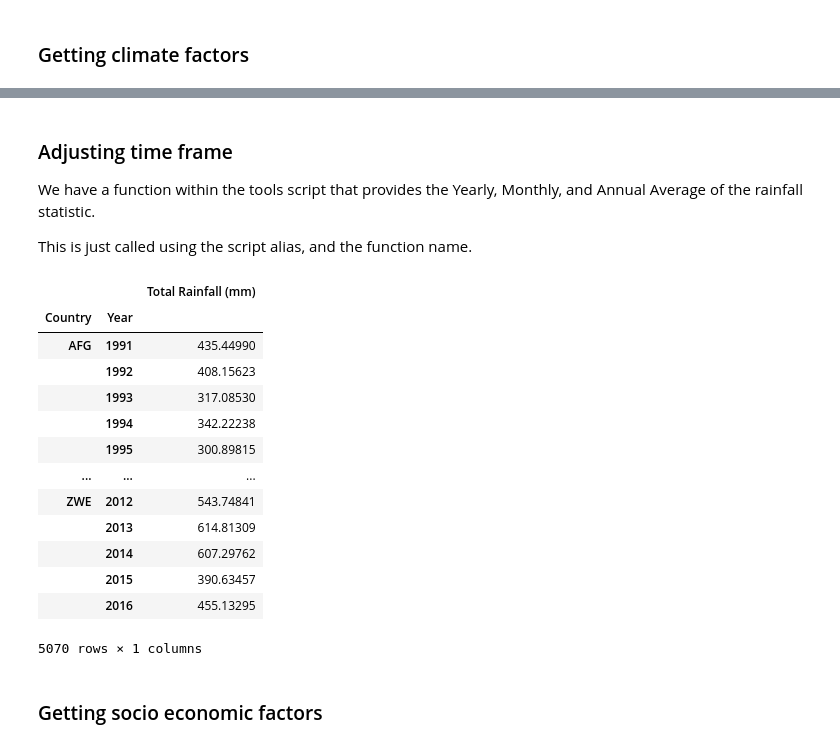
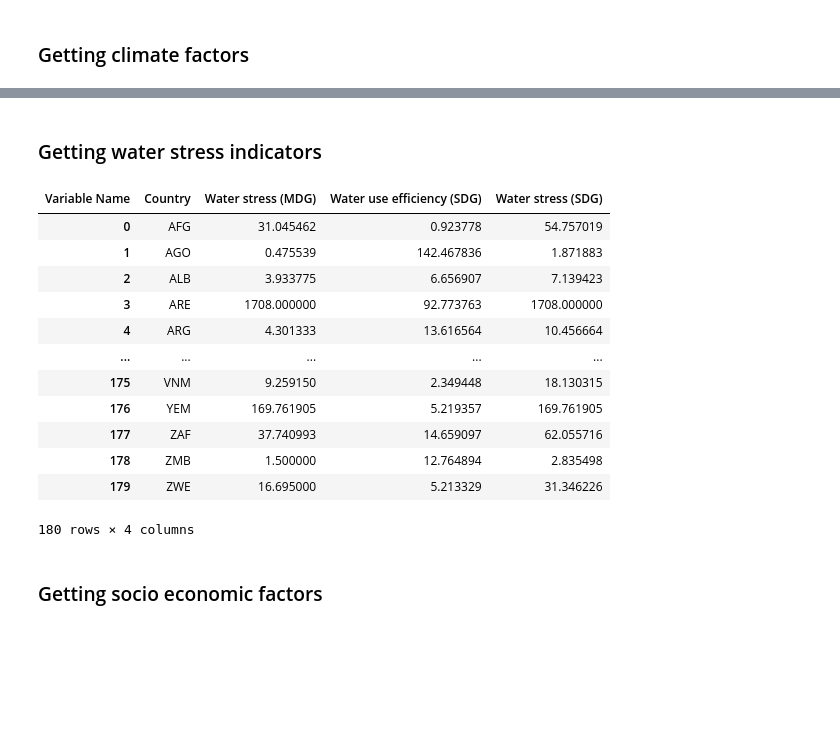
Before and after one commit to herbmks/MDA-Tuvalu, a Jupyter notebook: tools_test.ipynb, the cells around one changed output, grey strips where cells are left out. Saved outputs shown, nothing was run; the diff lists cells and outputs as text; code cells hidden in the pictures; blank space fills up the shorter version.

```diff
--- a/tools_test.ipynb
+++ b/tools_test.ipynb
@@ -82,27 +65,22 @@ df_inflow
-# %% [markdown]
-### Adjusting time frame
-
-We have a function within the tools script that provides the Yearly, Monthly, and Annual Average of the rainfall statistic.
-
-This is just called using the script alias, and the function name.
-# %%
-df_rain_adj = tls.rainfall_time(df_rain, adjustment = 'Yearly')
-df_rain_adj
-# %% [output]
-|  |  | Total Rainfall (mm) |
-| Country | Year |  |
-| AFG | 1991 | 435.44990 |
-|  | 1992 | 408.15623 |
-|  | 1993 | 317.08530 |
-|  | 1994 | 342.22238 |
-|  | 1995 | 300.89815 |
-| ... | ... | ... |
-| ZWE | 2012 | 543.74841 |
-|  | 2013 | 614.81309 |
-|  | 2014 | 607.29762 |
-|  | 2015 | 390.63457 |
-|  | 2016 | 455.13295 |
-5070 rows × 1 columns
+# %% [markdown]
+### Getting water stress indicators
+# %%
+df_waterstress = cleaner.water_stress('raw data/AQUASTAT_water_stress.csv')
+df_waterstress
+# %% [output]
+| Variable Name | Country | Water stress (MDG) | Water use efficiency (SDG) | Water stress (SDG) |
+| 0 | AFG | 31.045462 | 0.923778 | 54.757019 |
+| 1 | AGO | 0.475539 | 142.467836 | 1.871883 |
+| 2 | ALB | 3.933775 | 6.656907 | 7.139423 |
+| 3 | ARE | 1708.000000 | 92.773763 | 1708.000000 |
+| 4 | ARG | 4.301333 | 13.616564 | 10.456664 |
+| ... | ... | ... | ... | ... |
+| 175 | VNM | 9.259150 | 2.349448 | 18.130315 |
+| 176 | YEM | 169.761905 | 5.219357 | 169.761905 |
+| 177 | ZAF | 37.740993 | 14.659097 | 62.055716 |
+| 178 | ZMB | 1.500000 | 12.764894 | 2.835498 |
+| 179 | ZWE | 16.695000 | 5.213329 | 31.346226 |
+180 rows × 4 columns
 # %% [markdown]
 ### Getting socio economic factors
 # %%
```
Also changed, not shown: parts of 6 cells of this notebook, 6 other files.
